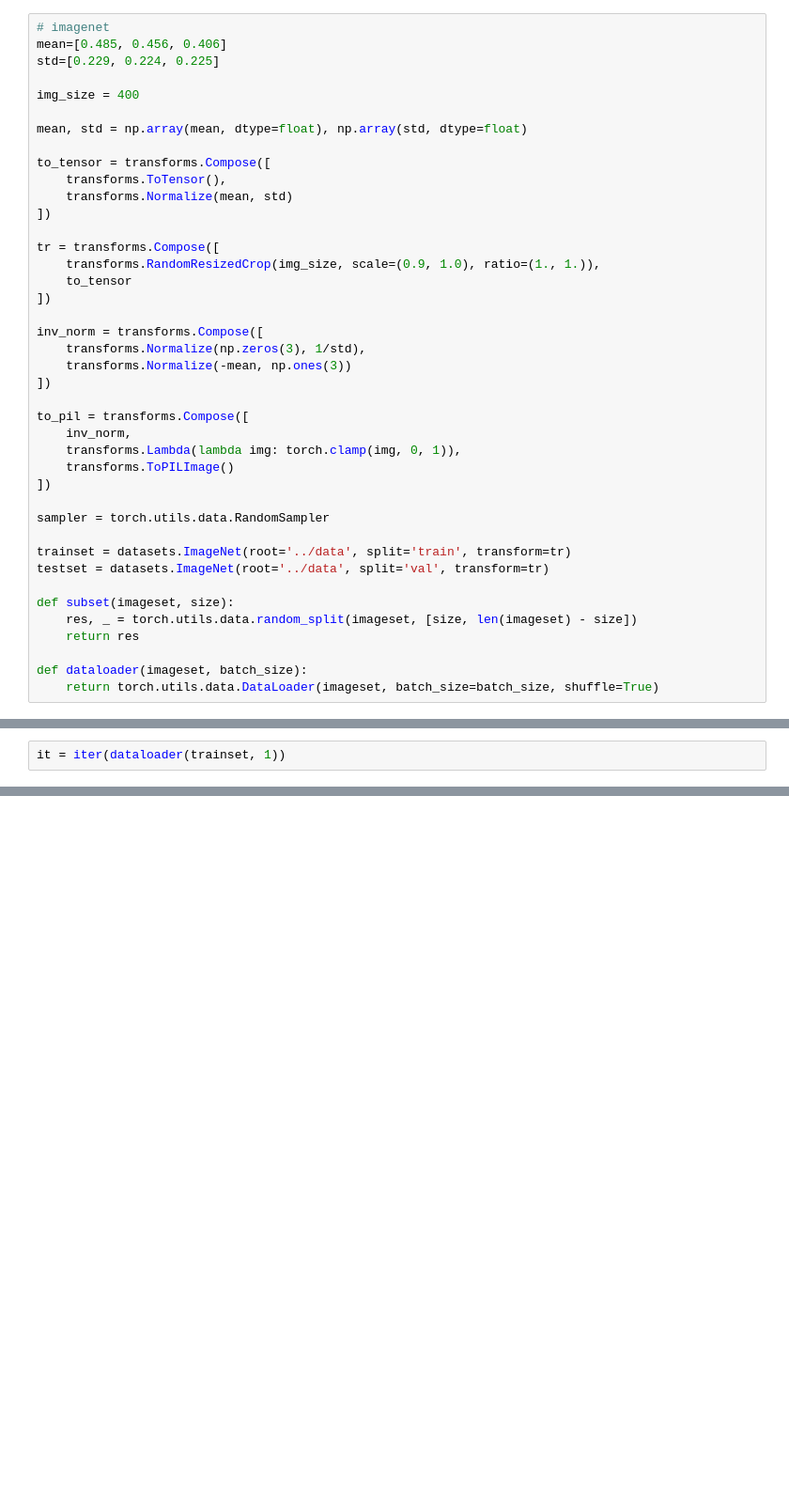
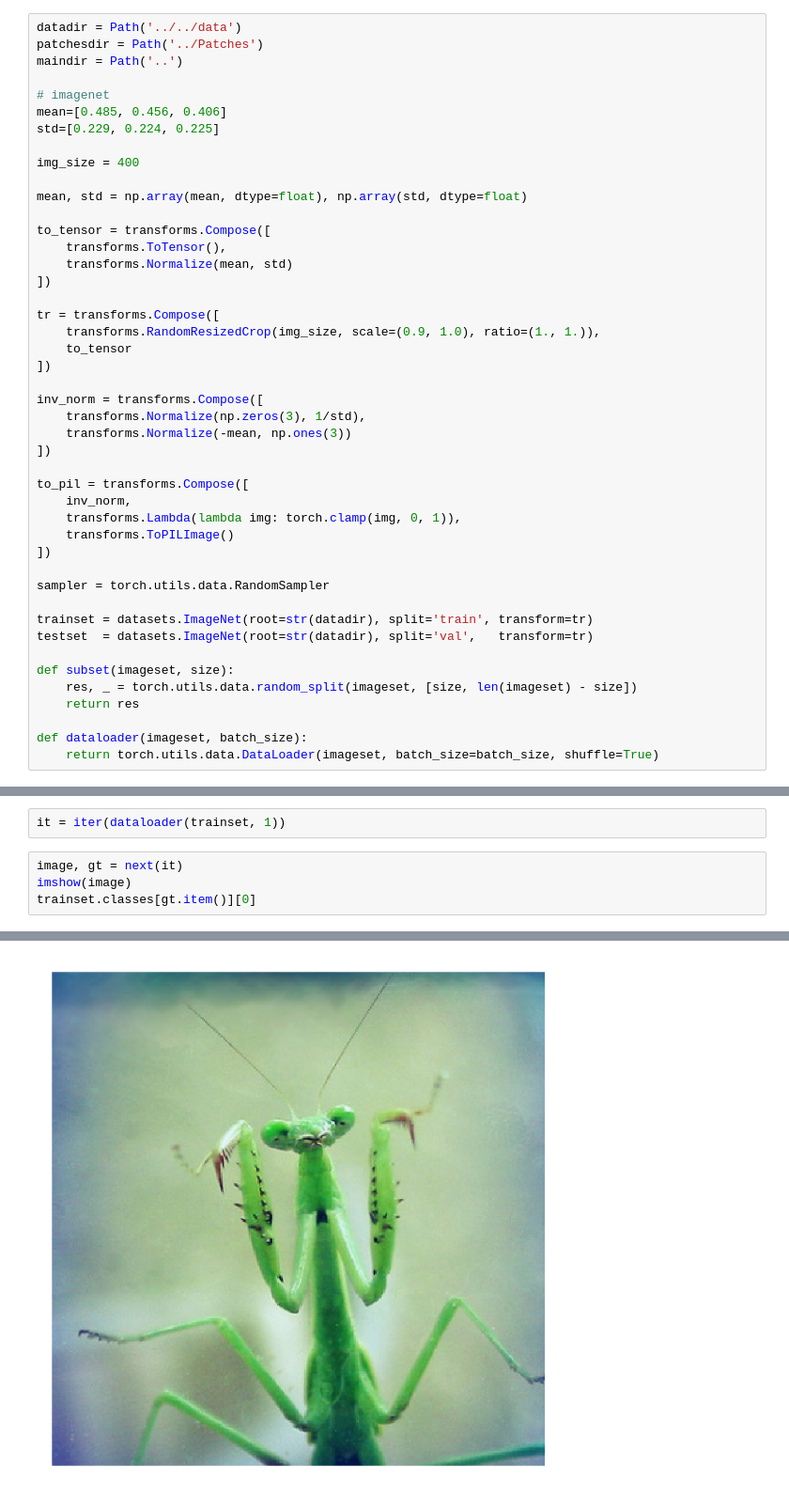
Before and after one commit to icyham/adv-patch, a Jupyter notebook: patch.ipynb, the cells around one changed output, grey strips where cells are left out. Shown at 94% size. Drawn from its saved outputs; the diff is of its cells as text; blank space fills up the shorter version.

```diff
--- a/patch.ipynb
+++ b/patch.ipynb
@@ -185,4 +29,8 @@ class PatchMaker:
 # %%
+datadir = Path('../../data')
+patchesdir = Path('../Patches')
+maindir = Path('..')
+
 # imagenet
 mean=[0.485, 0.456, 0.406]
 std=[0.229, 0.224, 0.225]
@@ -214,8 +62,8 @@ to_pil = transforms.Compose([
 
 sampler = torch.utils.data.RandomSampler
 
-trainset = datasets.ImageNet(root='../data', split='train', transform=tr)
-testset = datasets.ImageNet(root='../data', split='val', transform=tr)
+trainset = datasets.ImageNet(root=str(datadir), split='train', transform=tr)
+testset  = datasets.ImageNet(root=str(datadir), split='val',   transform=tr)
 
 def subset(imageset, size):
     res, _ = torch.utils.data.random_split(imageset, [size, len(imageset) - size])
@@ -345,2 +280,7 @@ pm.net_init(net)
 # %%
 it = iter(dataloader(trainset, 1))
+# %%
+image, gt = next(it)
+imshow(image)
+trainset.classes[gt.item()][0]
+# %% [output]
@@ -347 +288,2 @@ it = iter(dataloader(trainset, 1))
+[figure, added]
 # %%
```
Also changed, not shown: parts of 20 cells of this notebook, 3 other files.
